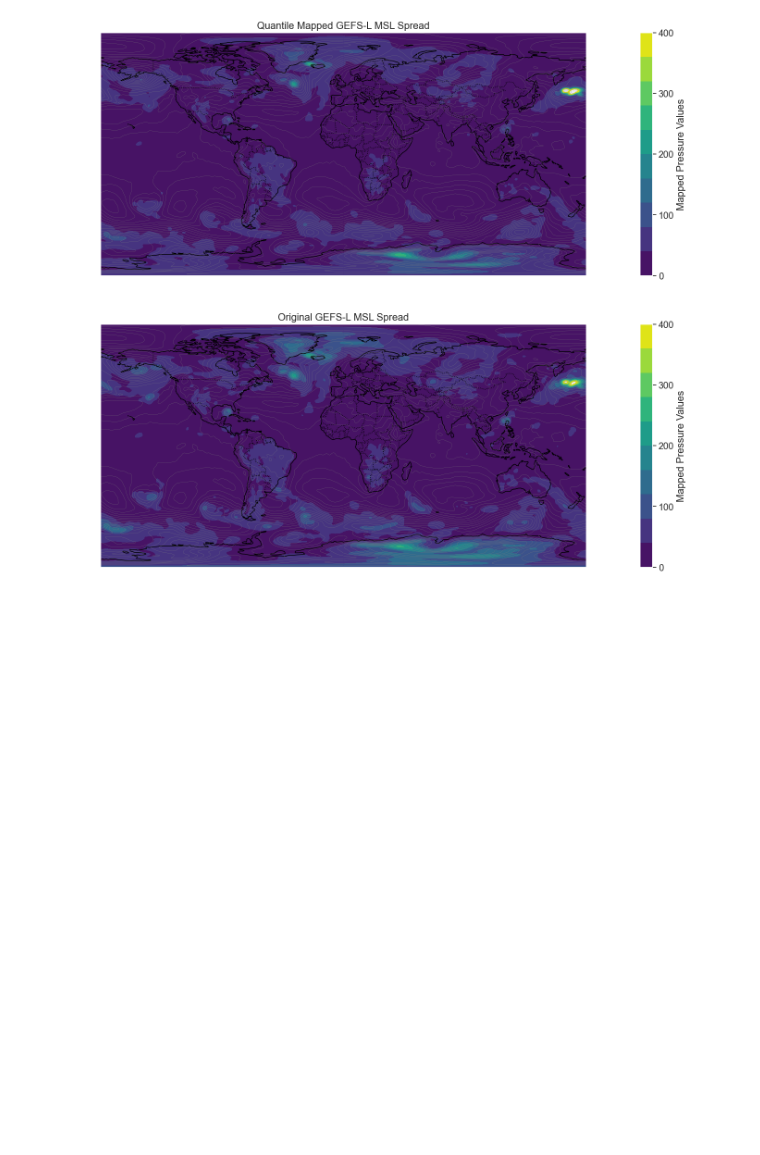
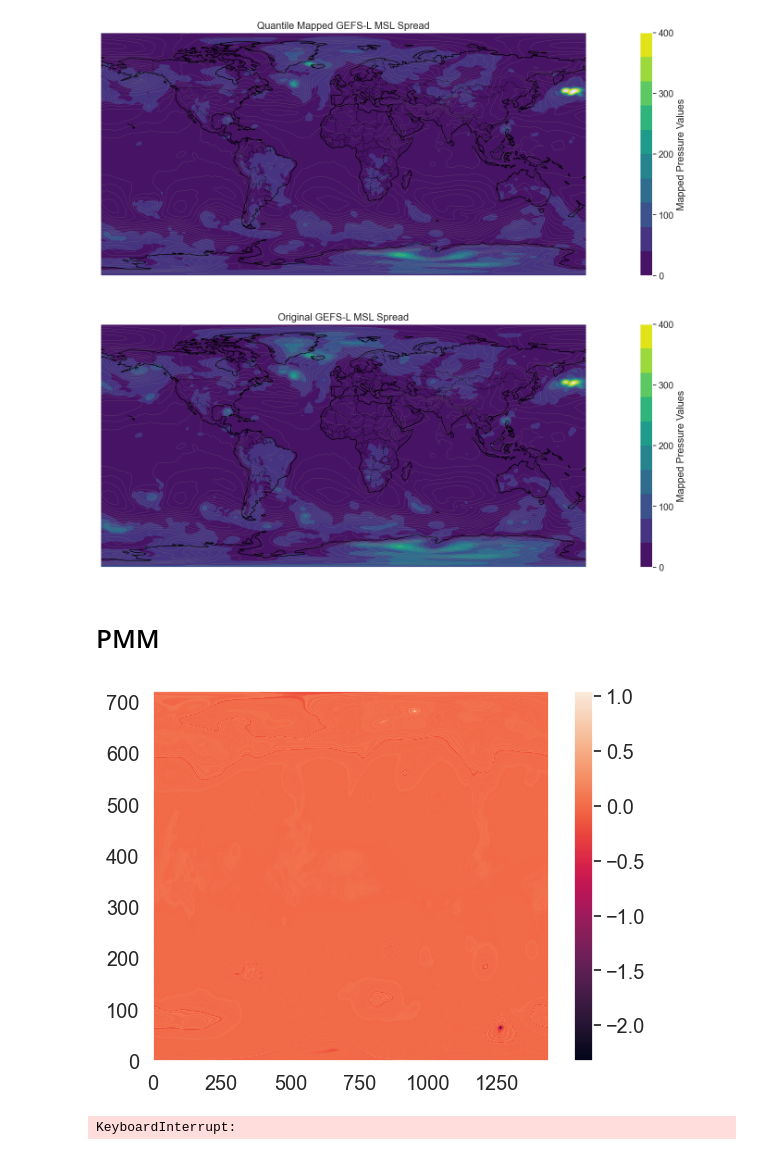
Before and after one commit to aaTman/espr, a Jupyter notebook: espr/testing_notebook.ipynb, the cells around one changed output. Saved outputs shown, nothing was run; the diff lists cells and outputs as text; code cells hidden in the pictures; blank space fills up the shorter version.

```diff
--- a/espr/testing_notebook.ipynb
+++ b/espr/testing_notebook.ipynb
@@ -46,6 +20,6 @@ Worker: 1
 # %%
 gefs = GEFSLivePull()
 mc = MClimate()
-gefs_l = gefs.gefs_live()
+gefs_l = gefs.gefs_live(ensemble=True)
 gefs_r = mc.generate_mclimate()
 # %% [output]
@@ -361,3 +210,77 @@ cbar2.set_label('Mapped Pressure Values')
 plt.show()
 # %% [output]
 [figure]
+# %% [markdown]
+# PMM
+# %%
+variable = 'prmsl'
+num_ensemble_members = len(gefs_l.ge_ens["number"])
+sorted_ranked_ensemble_mean = np.argsort(
+    gefs_l.ge_avg[variable].values.flatten()
+)  # this is probably wrong
+# %%
+ensMean = gefs_l.ge_avg[variable].squeeze().values
+ens = gefs_l.ge_ens[variable].squeeze().values
+# Sets the sorted index array for each forecast hour's ensemble mean values low to high
+ensMeanSort = np.array(np.argsort(ensMean.flatten()))
+
+# Sets the index array of the sorted ensemble mean index array; in simple
+# terms this can be used to rearrange the data back to its original order
+ensMeanSortSort = np.array(np.argsort(ensMeanSort))
+
+# Flattens the full ensemble by forecast hour
+ensFlat = ens.flatten()
+
+# Takes every 31st value to equal the size of the flattened mean array
+ensFlat = np.array(ensFlat[0::31])
+
+# Sets the sorted index array from low to high for each forecast hour
+ensSort = np.array(np.argsort(ensFlat))
+
+# Replaces the ensemble mean values with the ensemble values, then returns
+# the values to the original index of the ensemble mean.
+enspmm = np.array(
+    ensFlat[ensSort][ensMeanSortSort]
+)
+
+# Catch for errors, haven't had an issue so this might be useless.
+enspmm = enspmm.reshape((721,1440))
+# %%
+diff_map = (gefs_l.ge_avg['prmsl'].squeeze() - enspmm)/100
+pcm = plt.pcolormesh(diff_map)
+plt.colorbar(pcm)
+plt.show()
+# %% [output]
+[figure, added]
+# %%
+fig, axs = plt.subplots(3,1,figsize=(30, 20), subplot_kw={'projection': ccrs.PlateCarree()})
+# Add coastlines and borders for better visualization
+for i, ax in enumerate(axs):
+    ax.coastlines()
+    ax.add_feature(cfeature.BORDERS, linestyle=':')
+    if i == 0:
+        pcm = ax.contourf(gefs_l.ge_spr['longitude'],
+        gefs_l.ge_spr['latitude'],
+        enspmm/100,
+        transform=ccrs.PlateCarree(),levels=np.linspace(950,1050,21)
+        )
+    elif i == 1:
+        pcm = ax.contourf(gefs_l.ge_spr['longitude'],
+        gefs_l.ge_spr['latitude'],
+        gefs_l.ge_avg['prmsl'].squeeze()/100,
+        transform=ccrs.PlateCarree(),levels=np.linspace(950,1050,21)
+        )
+    else:
+        diff_map = (gefs_l.ge_avg['prmsl'].squeeze() - enspmm)/100
+        pcm = ax.contourf(gefs_l.ge_spr['longitude'],
+        gefs_l.ge_spr['latitude'],
+        diff_map,
+        transform=ccrs.PlateCarree(),levels=np.linspace(-5,5,21)
+        )
+    divider = make_axes_locatable(ax)
+    ax_cb = divider.new_horizontal(size="5%", pad=0.1, axes_class=plt.Axes)
+    fig.add_axes(ax_cb)
+    plt.colorbar(pcm, cax=ax_cb)
+plt.show()
+# %% [output]
+KeyboardInterrupt:
```
Also changed, not shown: parts of 5 cells of this notebook.
